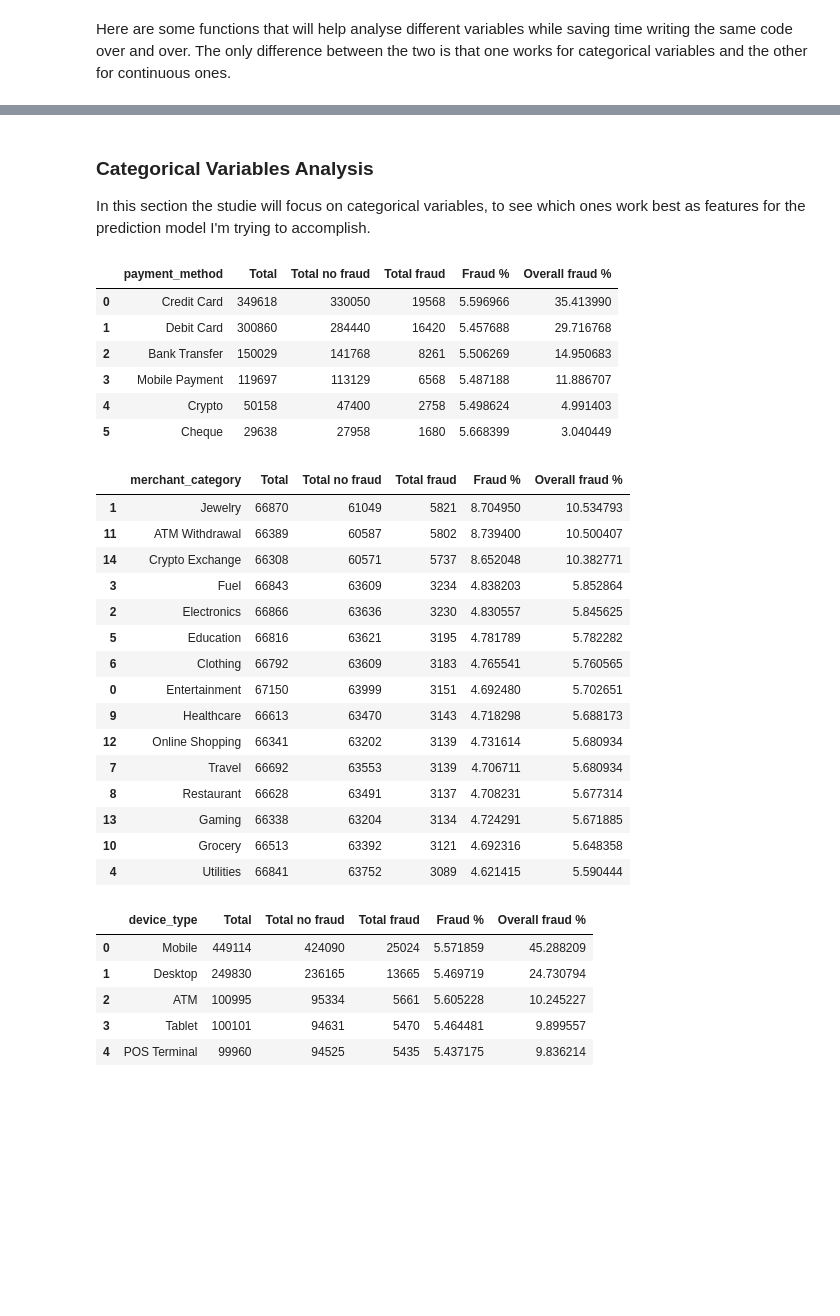
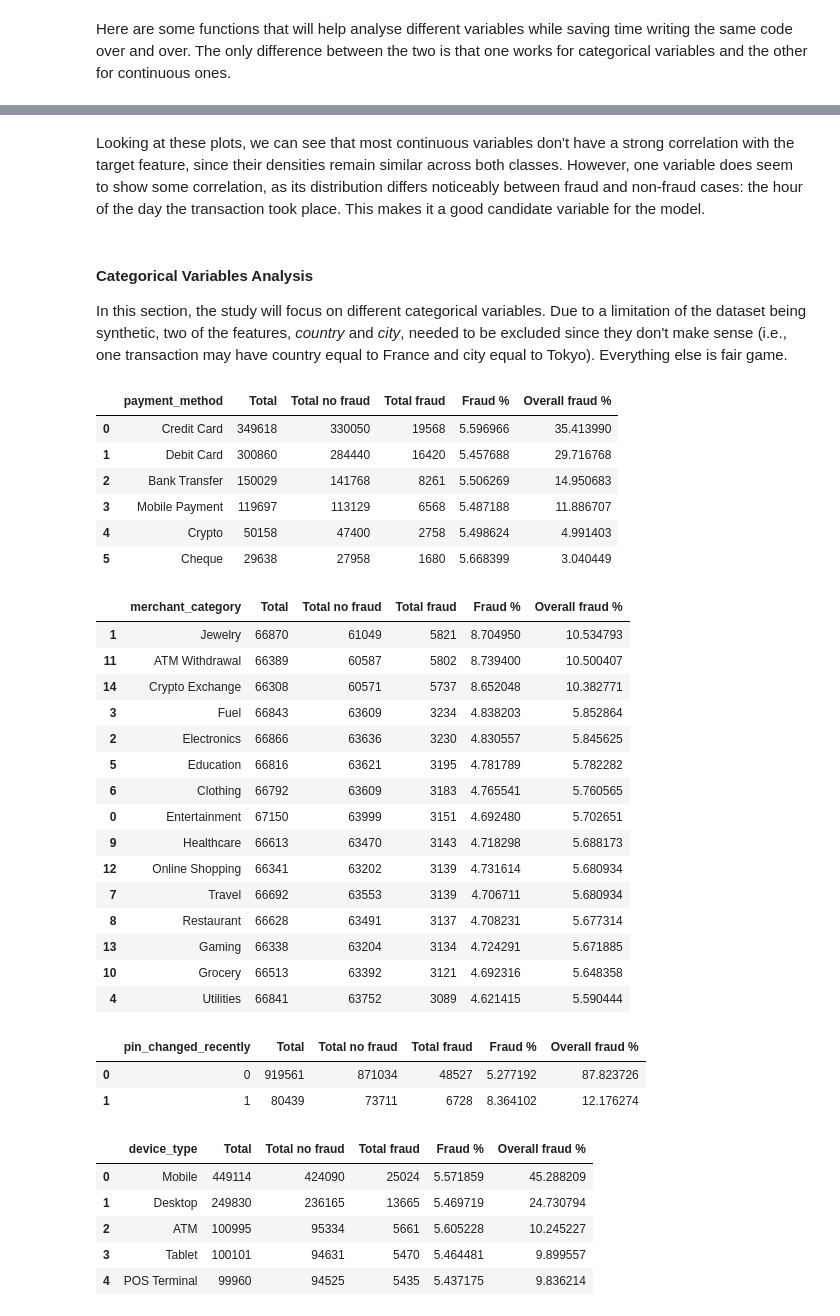
Before and after one commit to monci07/Bank_transaction_fraud_detection, a Jupyter notebook: Notebook.ipynb, the cells around one changed output, grey strips where cells are left out. Cells and saved outputs as stored; diff of their text form; code cells hidden in the pictures; blank space fills up the shorter version.

Commit message:
Update Notebook.ipynb
Added more documentation to the notebook. Feature selection is complete; now starting feature engineering to get closer to training the model.

```diff
--- a/Notebook.ipynb
+++ b/Notebook.ipynb
@@ -184,37 +185,43 @@ con_vs_obj(df, 'credit_score', 'Total', 'Credit score'),
+# %% [markdown]
+Looking at these plots, we can see that most continuous variables don't have a strong correlation with the target feature, since their densities remain similar across both classes. However, one variable does seem to show some correlation, as its distribution differs noticeably between fraud and non-fraud cases: the hour of the day the transaction took place. This makes it a good candidate variable for the model.
 # %% [markdown]
-### Categorical Variables Analysis
-In this section the studie will focus on categorical variables, to see which ones work best as features for the prediction model I'm trying to accomplish.
+#### Categorical Variables Analysis
+In this section, the study will focus on different categorical variables. Due to a limitation of the dataset being synthetic, two of the features, *country* and *city*, needed to be excluded since they don't make sense (i.e., one transaction may have country equal to France and city equal to Tokyo). Everything else is fair game.
 # %%
 display(cat_vs_obj(df=df, cat_variable='payment_method'),
         cat_vs_obj(df=df, cat_variable='merchant_category'),
-        cat_vs_obj(df=df, cat_variable='device_type'))
+        cat_vs_obj(df=df, cat_variable='pin_changed_recently'),
+        cat_vs_obj(df=df, cat_variable='device_type'),)
 # %% [output]
 |  | payment_method | Total | Total no fraud | Total fraud | Fraud % | Overall fraud % |
 | 0 | Credit Card | 349618 | 330050 | 19568 | 5.596966 | 35.413990 |
 | 1 | Debit Card | 300860 | 284440 | 16420 | 5.457688 | 29.716768 |
 | 2 | Bank Transfer | 150029 | 141768 | 8261 | 5.506269 | 14.950683 |
 | 3 | Mobile Payment | 119697 | 113129 | 6568 | 5.487188 | 11.886707 |
 | 4 | Crypto | 50158 | 47400 | 2758 | 5.498624 | 4.991403 |
 | 5 | Cheque | 29638 | 27958 | 1680 | 5.668399 | 3.040449 |
 |  | merchant_category | Total | Total no fraud | Total fraud | Fraud % | Overall fraud % |
 | 1 | Jewelry | 66870 | 61049 | 5821 | 8.704950 | 10.534793 |
 | 11 | ATM Withdrawal | 66389 | 60587 | 5802 | 8.739400 | 10.500407 |
 | 14 | Crypto Exchange | 66308 | 60571 | 5737 | 8.652048 | 10.382771 |
 | 3 | Fuel | 66843 | 63609 | 3234 | 4.838203 | 5.852864 |
 | 2 | Electronics | 66866 | 63636 | 3230 | 4.830557 | 5.845625 |
 | 5 | Education | 66816 | 63621 | 3195 | 4.781789 | 5.782282 |
 | 6 | Clothing | 66792 | 63609 | 3183 | 4.765541 | 5.760565 |
 | 0 | Entertainment | 67150 | 63999 | 3151 | 4.692480 | 5.702651 |
 | 9 | Healthcare | 66613 | 63470 | 3143 | 4.718298 | 5.688173 |
 | 12 | Online Shopping | 66341 | 63202 | 3139 | 4.731614 | 5.680934 |
 | 7 | Travel | 66692 | 63553 | 3139 | 4.706711 | 5.680934 |
 | 8 | Restaurant | 66628 | 63491 | 3137 | 4.708231 | 5.677314 |
 | 13 | Gaming | 66338 | 63204 | 3134 | 4.724291 | 5.671885 |
 | 10 | Grocery | 66513 | 63392 | 3121 | 4.692316 | 5.648358 |
 | 4 | Utilities | 66841 | 63752 | 3089 | 4.621415 | 5.590444 |
-|  | device_type | Total | Total no fraud | Total fraud | Fraud % | Overall fraud % |
-| 0 | Mobile | 449114 | 424090 | 25024 | 5.571859 | 45.288209 |
-| 1 | Desktop | 249830 | 236165 | 13665 | 5.469719 | 24.730794 |
-| 2 | ATM | 100995 | 95334 | 5661 | 5.605228 | 10.245227 |
-| 3 | Tablet | 100101 | 94631 | 5470 | 5.464481 | 9.899557 |
-| 4 | POS Terminal | 99960 | 94525 | 5435 | 5.437175 | 9.836214 |
+|  | pin_changed_recently | Total | Total no fraud | Total fraud | Fraud % | Overall fraud % |
+| 0 | 0 | 919561 | 871034 | 48527 | 5.277192 | 87.823726 |
+| 1 | 1 | 80439 | 73711 | 6728 | 8.364102 | 12.176274 |
+|  | device_type | Total | Total no fraud | Total fraud | Fraud % | Overall fraud % |
+| 0 | Mobile | 449114 | 424090 | 25024 | 5.571859 | 45.288209 |
+| 1 | Desktop | 249830 | 236165 | 13665 | 5.469719 | 24.730794 |
+| 2 | ATM | 100995 | 95334 | 5661 | 5.605228 | 10.245227 |
+| 3 | Tablet | 100101 | 94631 | 5470 | 5.464481 | 9.899557 |
+| 4 | POS Terminal | 99960 | 94525 | 5435 | 5.437175 | 9.836214 |
```
Also changed, not shown: parts of 14 cells of this notebook.
